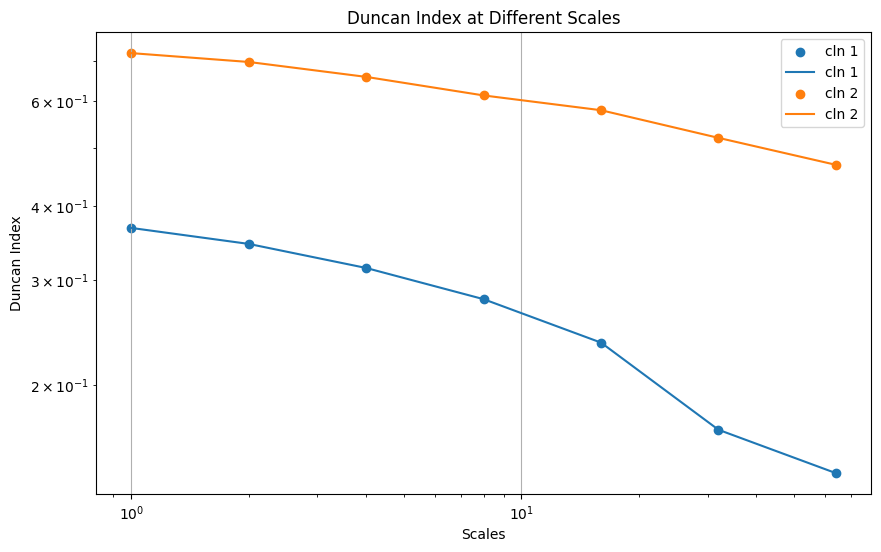
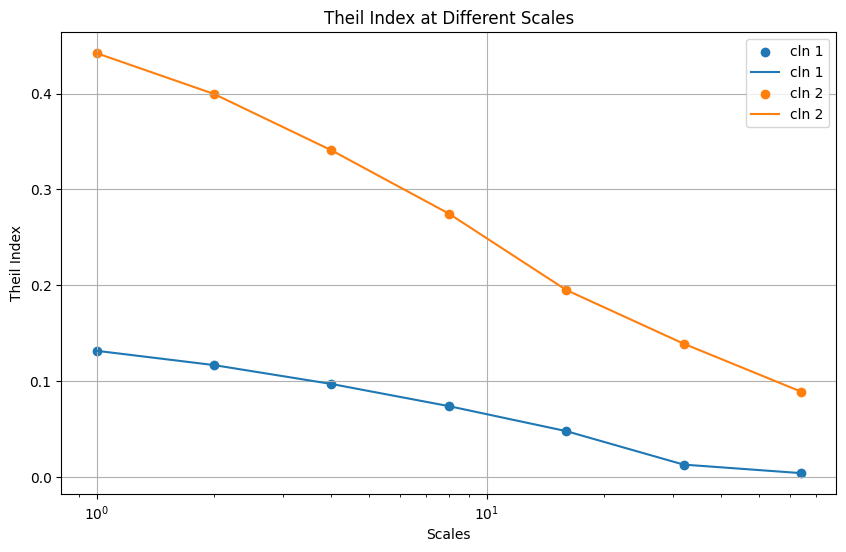
The change to this notebook cell's code, shown as a diff; its figure went from the first image to the second:
--- before
+++ after
@@ -1,17 +1,17 @@
+import matplotlib.pyplot as plt
+
 plt.figure(figsize=(10, 6))
-plt.xscale('log')
-plt.yscale('log')
+#plt.xscale('log')
+#plt.yscale('log')
 
-plt.scatter(scales, Duncans1, label='cln 1')
-
-plt.plot(scales, Duncans1, label='cln 1')
-plt.scatter(scales, Duncans2, label='cln 2')
-plt.plot(scales, Duncans2, label='cln 2')
+plt.scatter(scales, theils1, label='cln 1')
+plt.plot(scales, theils1, label='cln 1')
+plt.scatter(scales, theils2, label='cln 2')
+plt.plot(scales, theils2, label='cln 2')
 
 plt.xlabel('Scales')
-plt.ylabel('Duncan Index')
-plt.title('Duncan Index at Different Scales')
+plt.ylabel('Theil Index')
+plt.title('Theil Index at Different Scales')
 plt.legend()
 plt.grid(True)
 plt.show()
-

Commit: Add files via upload